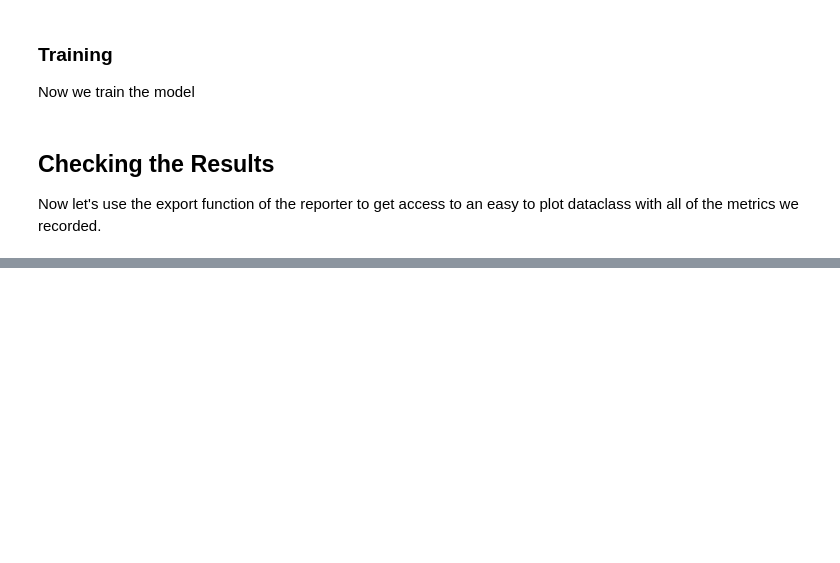
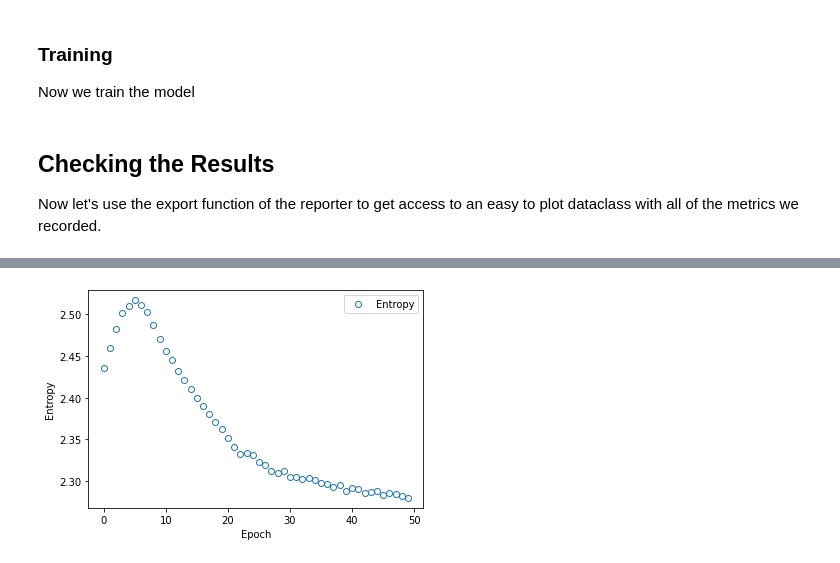
Before and after one commit to zincware/ZnNL, a Jupyter notebook: examples/Computing-Collective-Variables.ipynb, the cells around one changed output, grey strips where cells are left out. Saved outputs shown, nothing was run; the diff lists cells and outputs as text; code cells hidden in the pictures; blank space fills up the shorter version.

```diff
--- a/examples/Computing-Collective-Variables.ipynb
+++ b/examples/Computing-Collective-Variables.ipynb
@@ -102,7 +113,8 @@ train_recorder = nl.training_recording.JaxRecorder(
     name="train_recorder",
     loss=True,
     ntk=True,
-    entropy= True,
+    covariance_entropy=True,
+    magnitude_variance=True,
     trace=True,
     loss_derivative=True,
     update_rate=1
@@ -159,6 +173,8 @@ plt.show()
 # %%
-plt.plot(train_report.entropy, 'o', mfc='None', label="Entropy")
+plt.plot(train_report.covariance_entropy, 'o', mfc='None', label="Entropy")
 plt.xlabel("Epoch")
 plt.ylabel("Entropy")
 plt.legend()
 plt.show()
+# %% [output]
+[figure, added]
```
Also changed, not shown: parts of 5 cells of this notebook.
